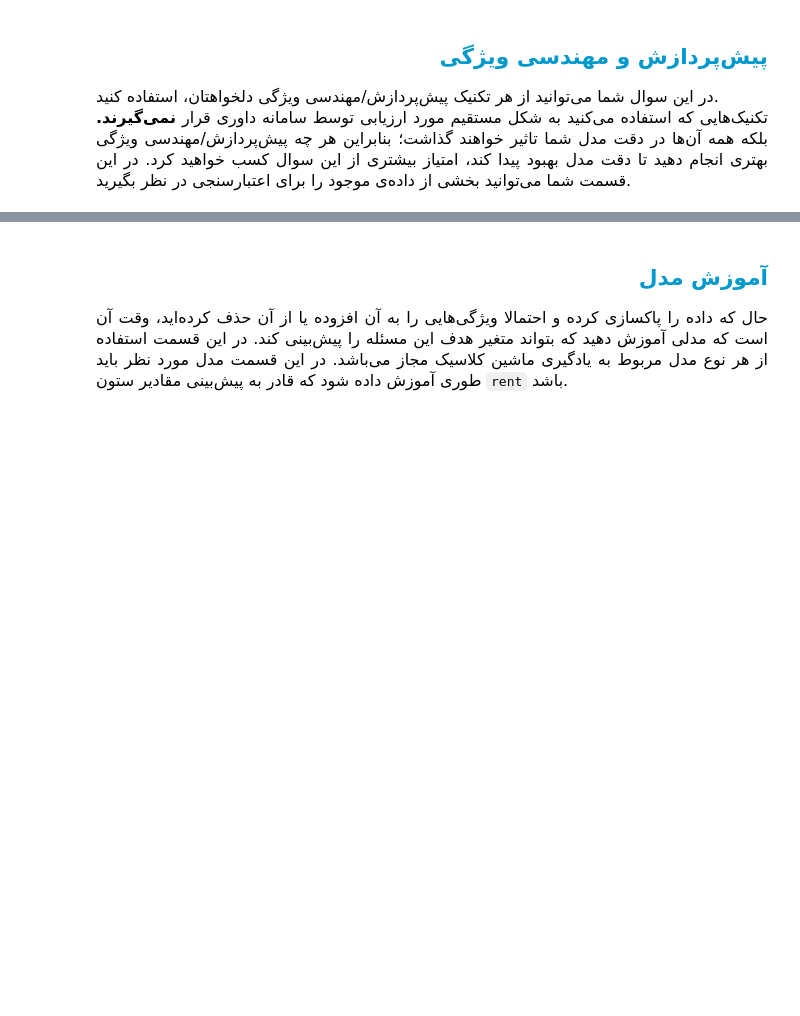
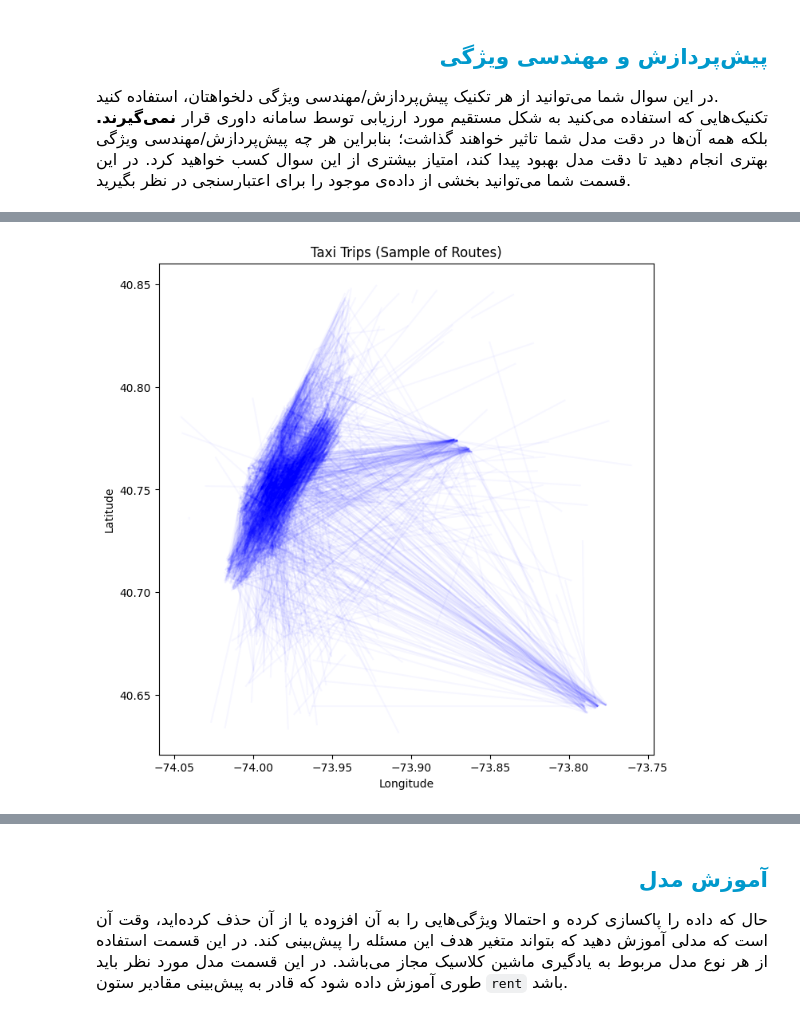
Before and after one commit to tahaElahibakhsh/Tech_Olympics_Contest, a Jupyter notebook: TeaOverflowError(1st task)/TeaOverflowError.ipynb, the cells around one changed output, grey strips where cells are left out. Saved outputs shown, nothing was run; the diff lists cells and outputs as text; code cells hidden in the pictures; blank space fills up the shorter version.

```diff
--- a/TeaOverflowError(1st task)/TeaOverflowError.ipynb
+++ b/TeaOverflowError(1st task)/TeaOverflowError.ipynb
@@ -122,0 +128,3 @@ TeaOverflowError
+# %%
+df_tr['store_and_fwd_flag'] = df_tr['store_and_fwd_flag'].map({'N':0, 'Y':1})
+df_ts['store_and_fwd_flag'] = df_ts['store_and_fwd_flag'].map({'N':0, 'Y':1})
@@ -122,0 +184,26 @@ TeaOverflowError
+# %%
+def haversine(lat1, lon1, lat2, lon2):
+    R = 6371
+    phi1 = np.radians(lat1)
+    phi2 = np.radians(lat2)
+    dphi = np.radians(lat2 - lat1)
+    dlambda = np.radians(lon2 - lon1)
+    a = np.sin(dphi/2)**2 + np.cos(phi1) * np.cos(phi2) * np.sin(dlambda/2)**2
+    return 2 * R * np.arcsin(np.sqrt(a))
+
+df_tr['distance_km'] = haversine(df_tr['pickup_latitude'], df_tr['pickup_longitude'],
+                                 df_tr['dropoff_latitude'], df_tr['dropoff_longitude'])
+
+df_ts['distance_km'] = haversine(df_ts['pickup_latitude'], df_ts['pickup_longitude'],
+                                 df_ts['dropoff_latitude'], df_ts['dropoff_longitude'])
+# %%
+df_tr['trip_duration_hr'] = df_tr['trip_duration'] / 3600
+df_tr['speed_kmh'] = df_tr['distance_km'] / df_tr['trip_duration_hr']
+df_tr.drop(columns=['trip_duration_hr'], inplace=True)
+
+df_ts['trip_duration_hr'] = df_ts['trip_duration'] / 3600
+df_ts['speed_kmh'] = df_ts['distance_km'] / df_ts['trip_duration_hr']
+df_ts.drop(columns=['trip_duration_hr'], inplace=True)
+# %%
+df_tr = df_tr[(df_tr['distance_km'] > 0) & (df_tr['distance_km'] < 100)]
+df_tr = df_tr[(df_tr['speed_kmh'] > 0) & (df_tr['speed_kmh'] < 120)]
@@ -122,0 +222,18 @@ TeaOverflowError
+# %%
+sample = df_tr.sample(n=5000, random_state=42)
+
+plt.figure(figsize=(8,8))
+
+for _, row in sample.iterrows():
+    plt.plot(
+        [row['pickup_longitude'], row['dropoff_longitude']],
+        [row['pickup_latitude'], row['dropoff_latitude']],
+        color='blue', alpha=0.03
+    )
+
+plt.title('Taxi Trips (Sample of Routes)')
+plt.xlabel('Longitude')
+plt.ylabel('Latitude')
+plt.show()
+# %% [output]
+[figure, added]
```
Also changed, not shown: parts of 20 cells of this notebook, 2 other files.
